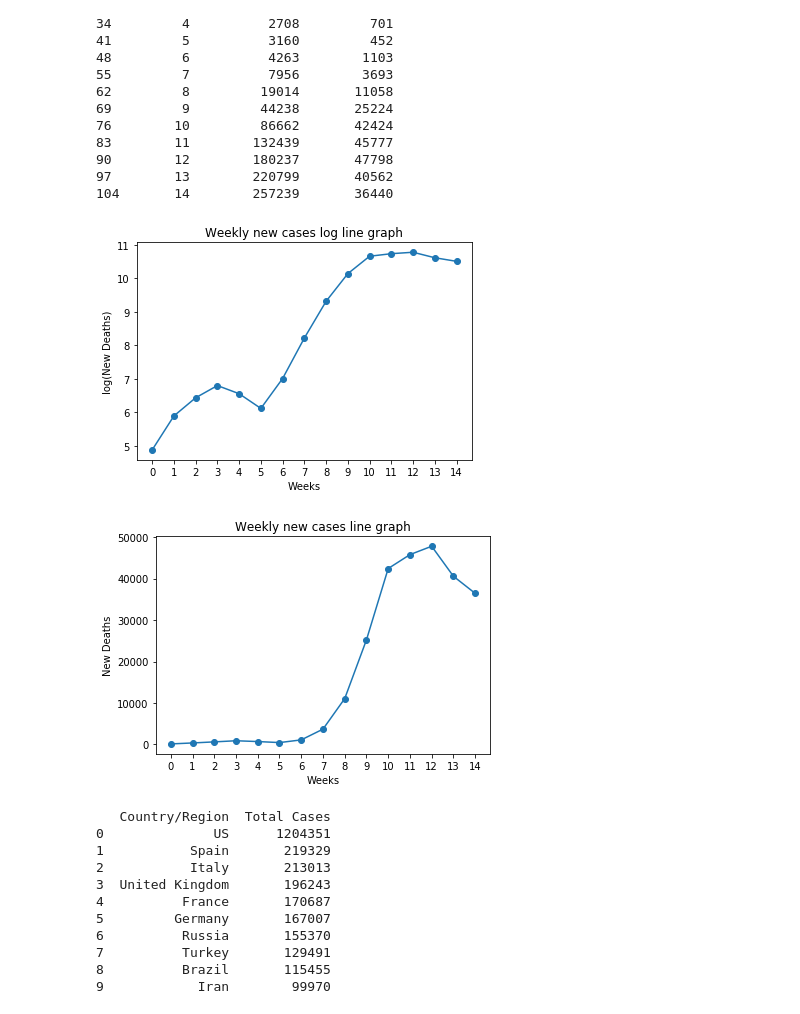
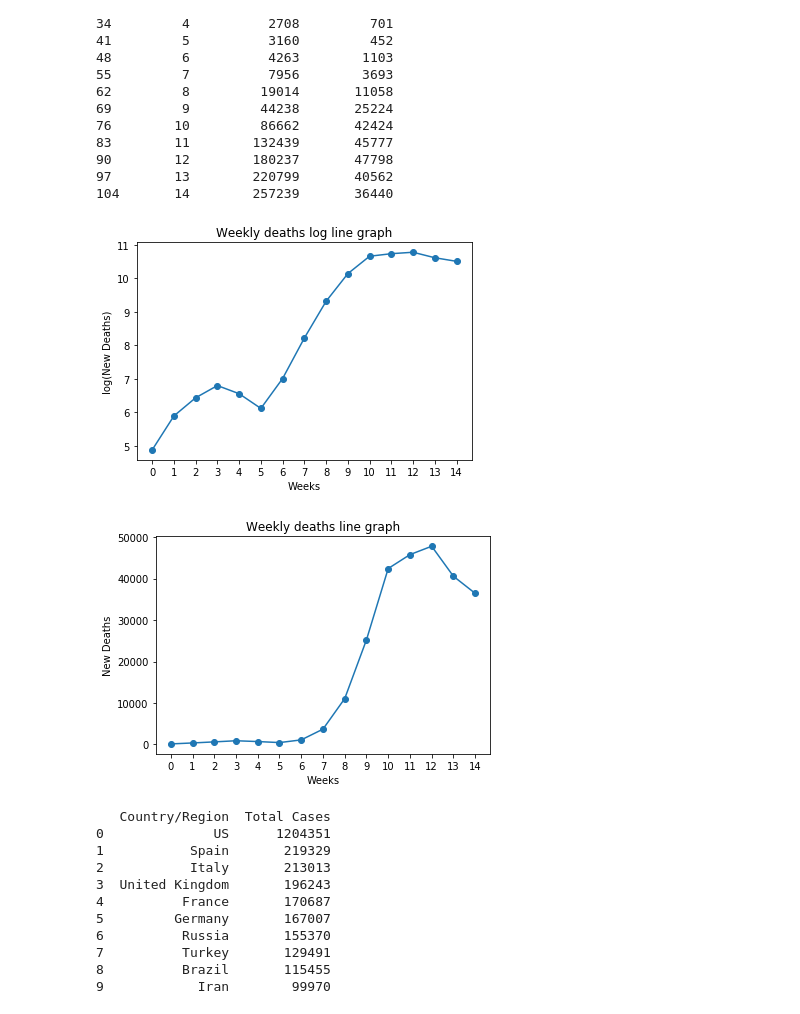
Before and after one commit to dhruvilshah35/COVID-19-Data-Analysis-with-Python, a Jupyter notebook: Covid-19 Data Analysis using Python.ipynb, the cells around one changed output. Cells and saved outputs as stored; diff of their text form; code cells hidden in the pictures.

```diff
--- a/Covid-19 Data Analysis using Python.ipynb
+++ b/Covid-19 Data Analysis using Python.ipynb
@@ -192,19 +192,19 @@ print(deaths)
 # %%
 plt.plot(deaths['week_no'],np.log(deaths['new deaths']), 'o-')
 plt.xlabel("Weeks")
 plt.ylabel("log(New Deaths)")
 plt.xticks(list(range(0,len(week),1)))
-plt.title("Weekly new cases log line graph")
+plt.title("Weekly deaths log line graph")
 plt.show()
 plt.plot(deaths['week_no'],deaths['new deaths'], 'o-')
 plt.xlabel("Weeks")
 plt.ylabel("New Deaths")
 plt.xticks(list(range(0,len(week),1)))
-plt.title("Weekly new cases line graph")
+plt.title("Weekly deaths line graph")
 plt.show()
 # %% [output]
-[figure, old version]
+[figure, new version]
-[figure, old version]
+[figure, new version]
 # %%
 country = covid_confirmed_dataset.copy()
 country["Total Cases"] = covid_confirmed_dataset[dates.tolist()[-1]]
```
